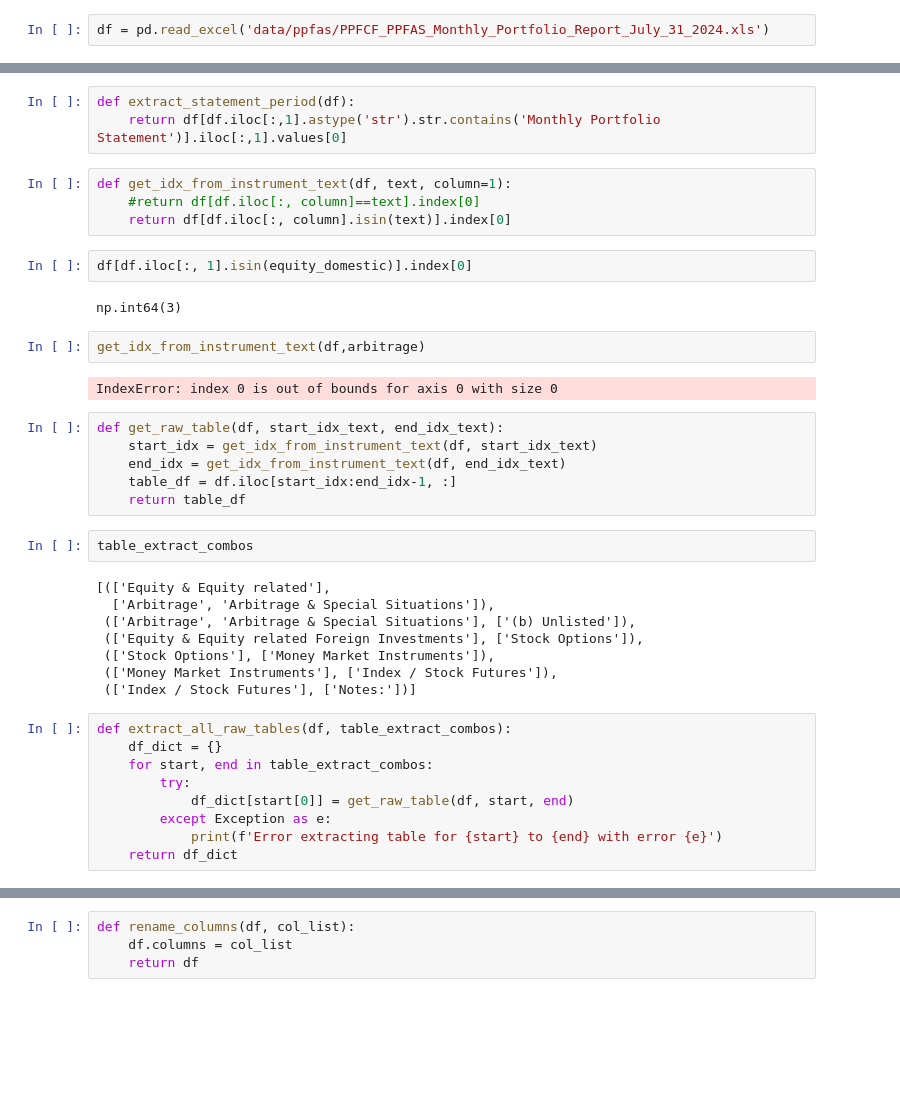
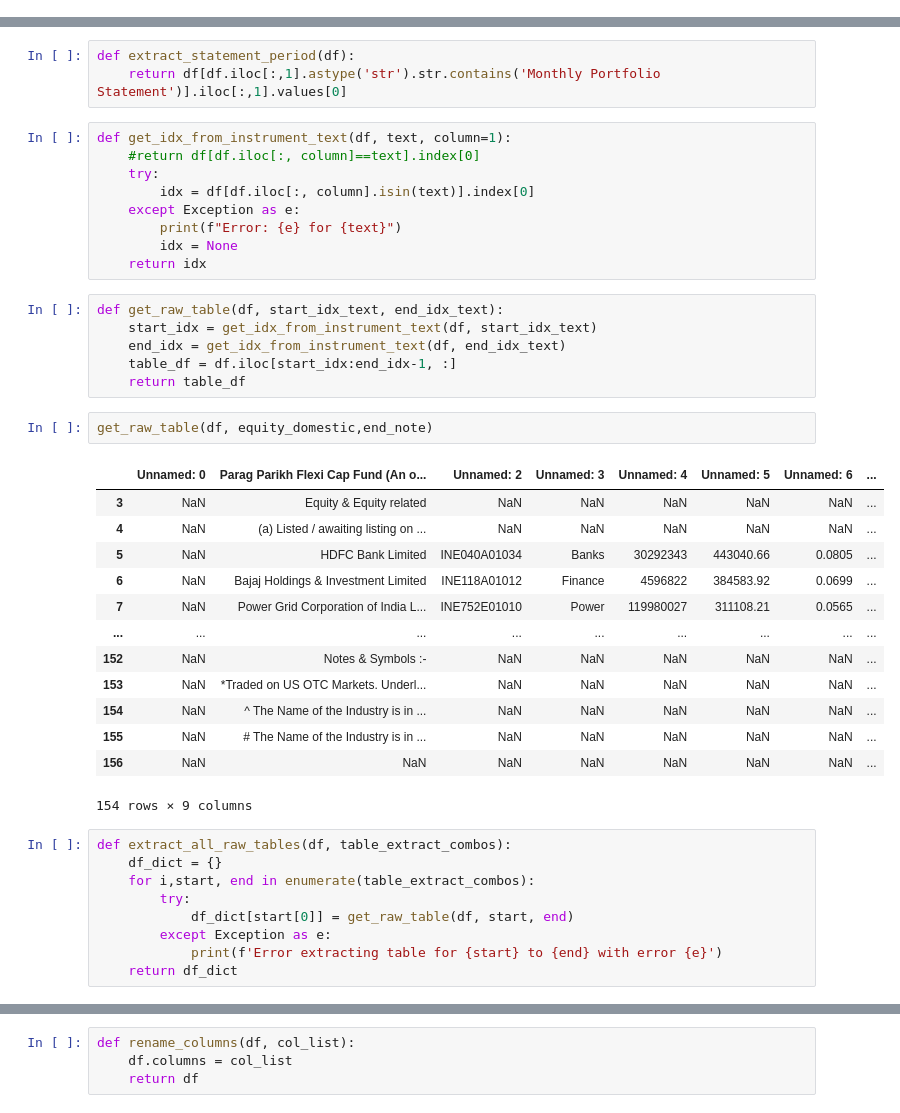
Before and after one commit to raro123/mf_holdings, a Jupyter notebook: notebooks/test_excel_extract.ipynb, the cells around one changed output, grey strips where cells are left out. Drawn from its saved outputs; the diff is of its cells as text; blank space fills up the shorter version.

```diff
--- a/notebooks/test_excel_extract.ipynb
+++ b/notebooks/test_excel_extract.ipynb
@@ -2,5 +2,3 @@
 import pandas as pd
 import numpy as np
 from pathlib import Path
-# %%
-df = pd.read_excel('data/ppfas/PPFCF_PPFAS_Monthly_Portfolio_Report_July_31_2024.xls')
@@ -44,35 +30,38 @@ def extract_statement_period(df):
 # %%
 def get_idx_from_instrument_text(df, text, column=1):
     #return df[df.iloc[:, column]==text].index[0]
-    return df[df.iloc[:, column].isin(text)].index[0]
+    try:
+        idx = df[df.iloc[:, column].isin(text)].index[0]
+    except Exception as e:
+        print(f"Error: {e} for {text}")
+        idx = None
+    return idx
-# %%
-df[df.iloc[:, 1].isin(equity_domestic)].index[0]
-# %% [output]
-np.int64(3)
-# %%
-get_idx_from_instrument_text(df,arbitrage)
-# %% [output]
-IndexError: index 0 is out of bounds for axis 0 with size 0
 # %%
 def get_raw_table(df, start_idx_text, end_idx_text):
     start_idx = get_idx_from_instrument_text(df, start_idx_text)
     end_idx = get_idx_from_instrument_text(df, end_idx_text)
     table_df = df.iloc[start_idx:end_idx-1, :]
     return table_df
-# %%
-table_extract_combos
-# %% [output]
-[(['Equity & Equity related'],
-  ['Arbitrage', 'Arbitrage & Special Situations']),
- (['Arbitrage', 'Arbitrage & Special Situations'], ['(b) Unlisted']),
- (['Equity & Equity related Foreign Investments'], ['Stock Options']),
- (['Stock Options'], ['Money Market Instruments']),
- (['Money Market Instruments'], ['Index / Stock Futures']),
- (['Index / Stock Futures'], ['Notes:'])]
+# %%
+get_raw_table(df, equity_domestic,end_note)
+# %% [output]
+|  | Unnamed: 0 | Parag Parikh Flexi Cap Fund (An o... | Unnamed: 2 | Unnamed: 3 | Unnamed: 4 | Unnamed: 5 | Unnamed: 6 | ... |
+| 3 | NaN | Equity & Equity related | NaN | NaN | NaN | NaN | NaN | ... |
+| 4 | NaN | (a) Listed / awaiting listing on ... | NaN | NaN | NaN | NaN | NaN | ... |
+| 5 | NaN | HDFC Bank Limited | INE040A01034 | Banks | 30292343 | 443040.66 | 0.0805 | ... |
+| 6 | NaN | Bajaj Holdings & Investment Limited | INE118A01012 | Finance | 4596822 | 384583.92 | 0.0699 | ... |
+| 7 | NaN | Power Grid Corporation of India L... | INE752E01010 | Power | 119980027 | 311108.21 | 0.0565 | ... |
+| ... | ... | ... | ... | ... | ... | ... | ... | ... |
+| 152 | NaN | Notes & Symbols :- | NaN | NaN | NaN | NaN | NaN | ... |
+| 153 | NaN | *Traded on US OTC Markets. Underl... | NaN | NaN | NaN | NaN | NaN | ... |
+| 154 | NaN | ^ The Name of the Industry is in ... | NaN | NaN | NaN | NaN | NaN | ... |
+| 155 | NaN | # The Name of the Industry is in ... | NaN | NaN | NaN | NaN | NaN | ... |
+| 156 | NaN | NaN | NaN | NaN | NaN | NaN | NaN | ... |
+154 rows × 9 columns
 # %%
 def extract_all_raw_tables(df, table_extract_combos):
     df_dict = {}
-    for start, end in table_extract_combos:
+    for i,start, end in enumerate(table_extract_combos):
         try:
             df_dict[start[0]] = get_raw_table(df, start, end)
         except Exception as e:
```
Also changed, not shown: parts of 49 cells of this notebook, 8 other files.
